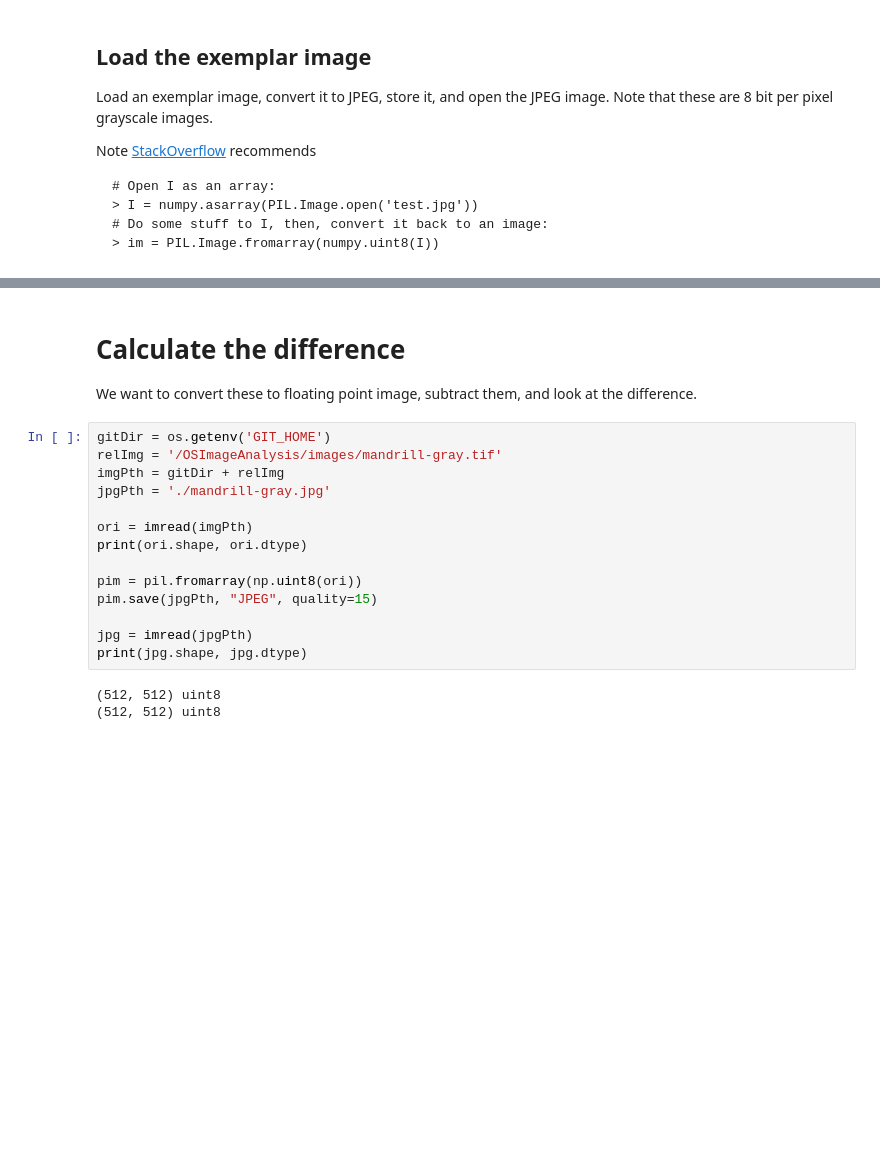
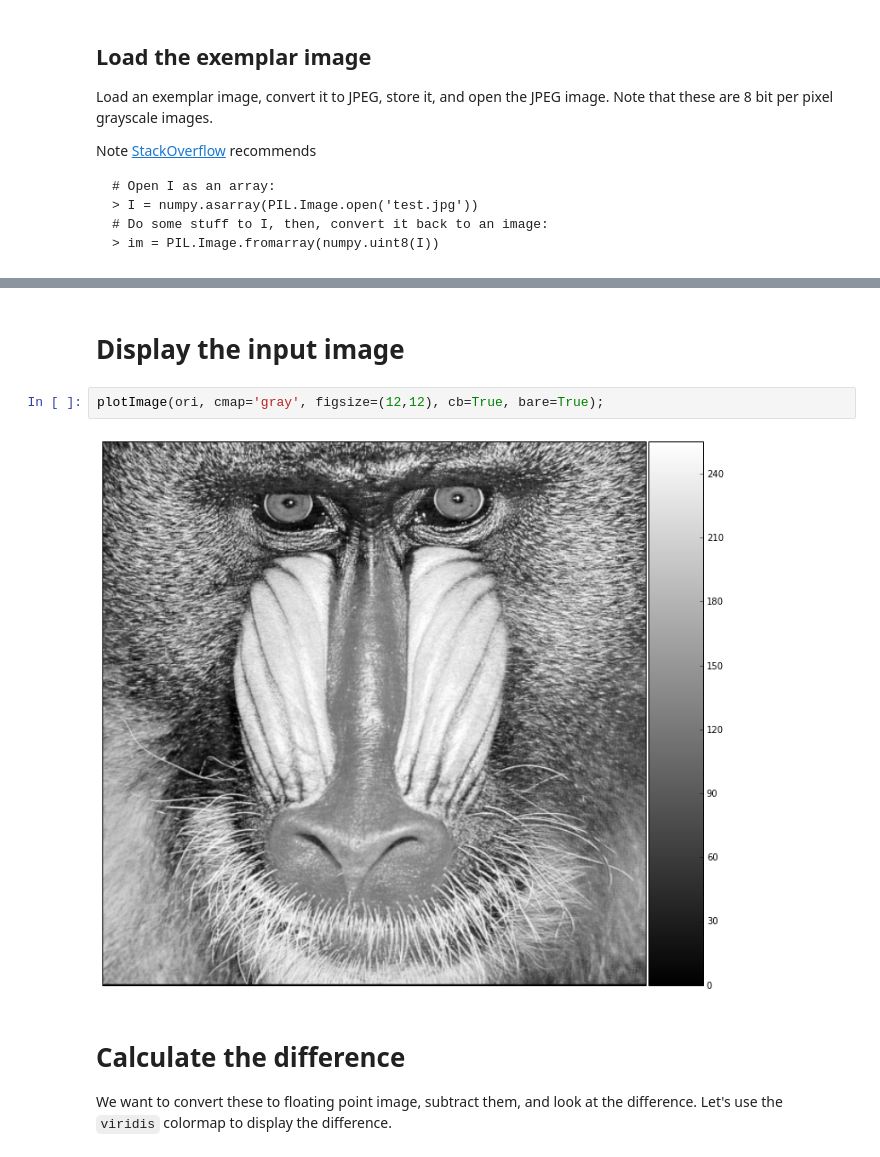
Before and after one commit to jrminter/OSImageAnalysis, a Jupyter notebook: jupyter/plot-hints/testJPEG.ipynb, the cells around one changed output, grey strips where cells are left out. Drawn from its saved outputs; the diff is of its cells as text; blank space fills up the shorter version.

Commit message:
finally got the JPEG example to work

```diff
--- a/jupyter/plot-hints/testJPEG.ipynb
+++ b/jupyter/plot-hints/testJPEG.ipynb
@@ -28,24 +95,13 @@ Note [StackOverflow](http://stackoverflow.com/questions/384759/pil-and-numpy) re
+# %% [markdown]
+# Display the input image
+# %%
+plotImage(ori, cmap='gray', figsize=(12,12), cb=True, bare=True);
+# %% [output]
+[figure, added]
 # %% [markdown]
 # Calculate the difference
 
-We want to convert these to floating point image, subtract them, and look at the difference.
+We want to convert these to floating point image, subtract them, and look at the difference. Let's use the `viridis` colormap to display the difference.
-# %%
-gitDir = os.getenv('GIT_HOME')
-relImg = '/OSImageAnalysis/images/mandrill-gray.tif'
-imgPth = gitDir + relImg
-jpgPth = './mandrill-gray.jpg'
-
-ori = imread(imgPth)
-print(ori.shape, ori.dtype)
-
-pim = pil.fromarray(np.uint8(ori))
-pim.save(jpgPth, "JPEG", quality=15)
-
-jpg = imread(jpgPth)
-print(jpg.shape, jpg.dtype)
-# %% [output]
-(512, 512) uint8
-(512, 512) uint8
 # %%
 ori = ori.astype(float)
 jpg = jpg.astype(float)
```
Also changed, not shown: parts of 5 cells of this notebook.
